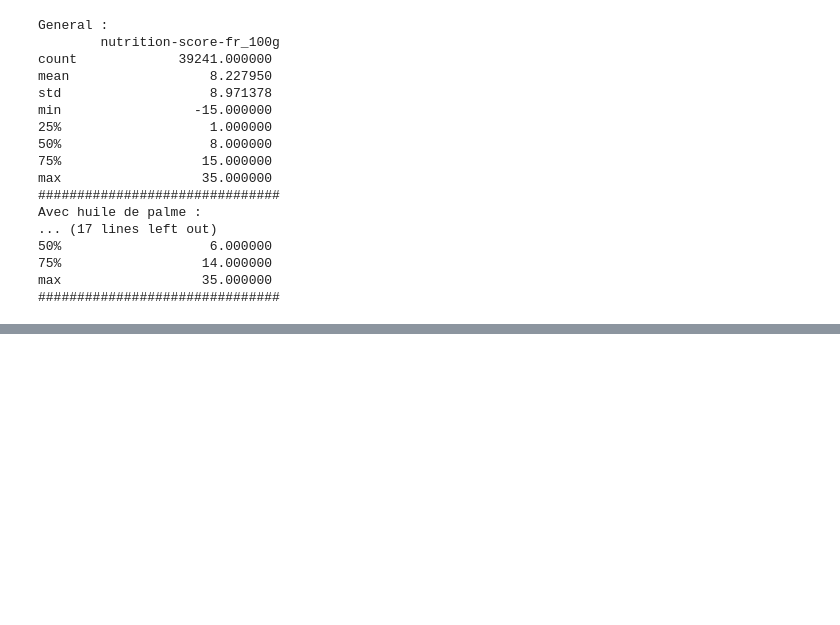
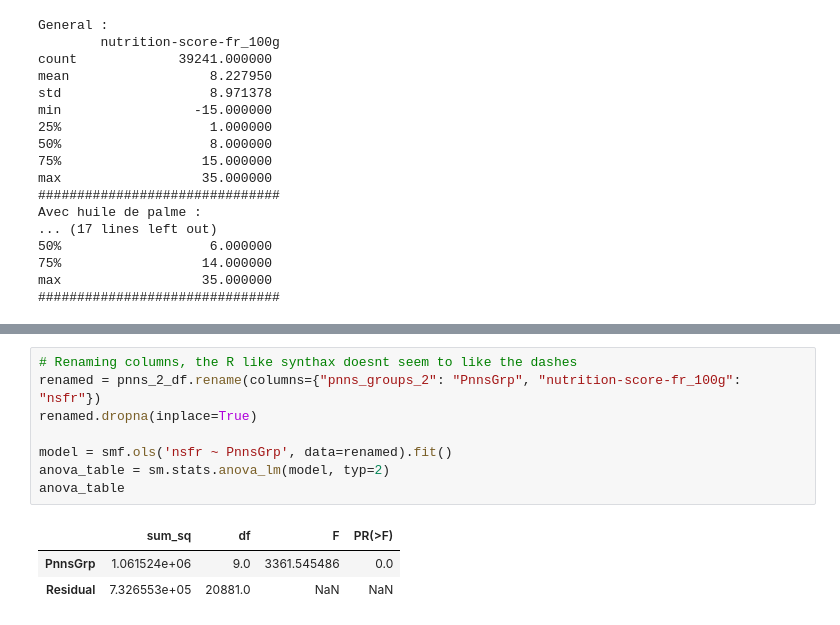
Before and after one commit to Psemp/ds_project_3, a Jupyter notebook: exploratory_analysis.ipynb, the cells around one changed output, grey strips where cells are left out. Drawn from its saved outputs; the diff is of its cells as text; blank space fills up the shorter version.

Commit message:
ANOVA & Ttest

```diff
--- a/exploratory_analysis.ipynb
+++ b/exploratory_analysis.ipynb
@@ -444,0 +525,12 @@ F_onewayResult(statistic=array([269.82391447]), pvalue=array([6.28481857e-60]))
+# %%
+# Renaming columns, the R like synthax doesnt seem to like the dashes
+renamed = pnns_2_df.rename(columns={"pnns_groups_2": "PnnsGrp", "nutrition-score-fr_100g": "nsfr"})
+renamed.dropna(inplace=True)
+
+model = smf.ols('nsfr ~ PnnsGrp', data=renamed).fit()
+anova_table = sm.stats.anova_lm(model, typ=2)
+anova_table
+# %% [output]
+|  | sum_sq | df | F | PR(>F) |
+| PnnsGrp | 1.061524e+06 | 9.0 | 3361.545486 | 0.0 |
+| Residual | 7.326553e+05 | 20881.0 | NaN | NaN |
```
Also changed, not shown: parts of 19 cells of this notebook, 4 other files.
